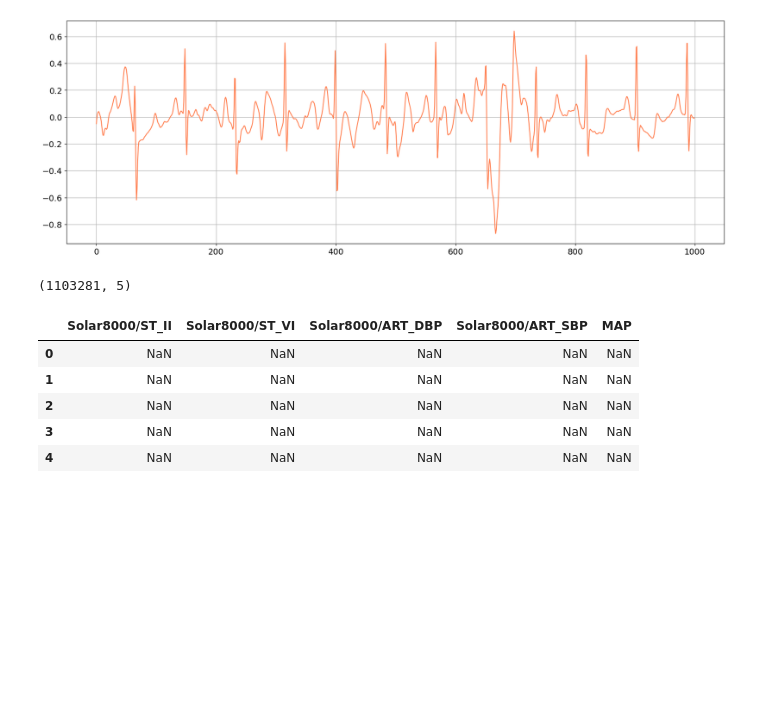
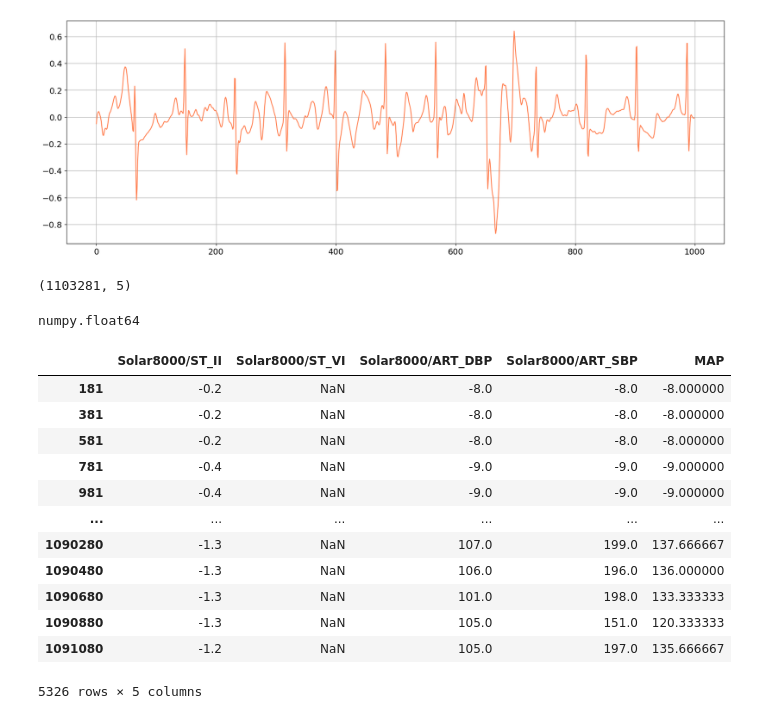
Before and after one commit to RafsanJany-44/ARC, a Jupyter notebook: Primarly_VitalDB.ipynb, the cells around one changed output. Drawn from its saved outputs; the diff is of its cells as text; code cells hidden in the pictures; blank space fills up the shorter version.

```diff
--- a/Primarly_VitalDB.ipynb
+++ b/Primarly_VitalDB.ipynb
@@ -90,15 +88,27 @@ df.shape
 # %%
 for i in tqdm(range(df.shape[0])):
   df["MAP"][i] = (df["Solar8000/ART_SBP"][i] + 2 * df["Solar8000/ART_DBP"][i])/3
-# %%
-df2 =
-# %% [output]
-|  | Solar8000/ST_II | Solar8000/ST_VI | Solar8000/ART_DBP | Solar8000/ART_SBP | MAP |
-| 0 | NaN | NaN | NaN | NaN | NaN |
-| 1 | NaN | NaN | NaN | NaN | NaN |
-| 2 | NaN | NaN | NaN | NaN | NaN |
-| 3 | NaN | NaN | NaN | NaN | NaN |
-| 4 | NaN | NaN | NaN | NaN | NaN |
+# %%
+type(df["MAP"][0])
+# %% [output]
+numpy.float64
+# %%
+
+df.query("MAP.notna()")
+# %% [output]
+|  | Solar8000/ST_II | Solar8000/ST_VI | Solar8000/ART_DBP | Solar8000/ART_SBP | MAP |
+| 181 | -0.2 | NaN | -8.0 | -8.0 | -8.000000 |
+| 381 | -0.2 | NaN | -8.0 | -8.0 | -8.000000 |
+| 581 | -0.2 | NaN | -8.0 | -8.0 | -8.000000 |
+| 781 | -0.4 | NaN | -9.0 | -9.0 | -9.000000 |
+| 981 | -0.4 | NaN | -9.0 | -9.0 | -9.000000 |
+| ... | ... | ... | ... | ... | ... |
+| 1090280 | -1.3 | NaN | 107.0 | 199.0 | 137.666667 |
+| 1090480 | -1.3 | NaN | 106.0 | 196.0 | 136.000000 |
+| 1090680 | -1.3 | NaN | 101.0 | 198.0 | 133.333333 |
+| 1090880 | -1.3 | NaN | 105.0 | 151.0 | 120.333333 |
+| 1091080 | -1.2 | NaN | 105.0 | 197.0 | 135.666667 |
+5326 rows × 5 columns
 # %%
 df_trks = pd.read_csv('https://api.vitaldb.net/trks')  # read track list
 df_cases = pd.read_csv("https://api.vitaldb.net/cases")  # read case information
```
Also changed, not shown: parts of 3 cells of this notebook.
